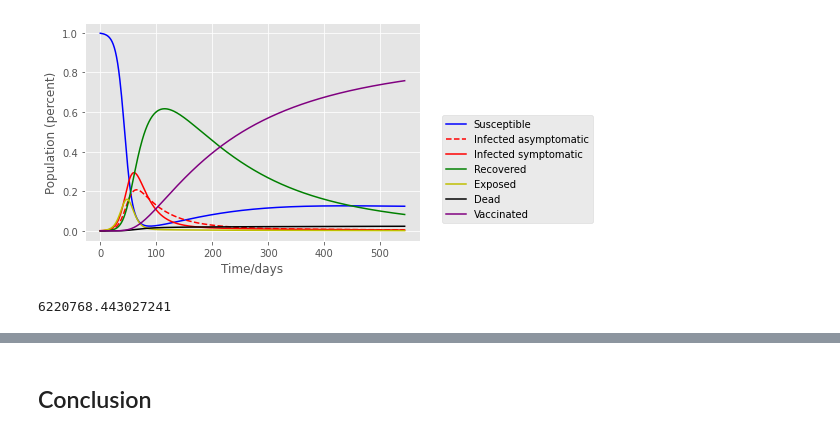
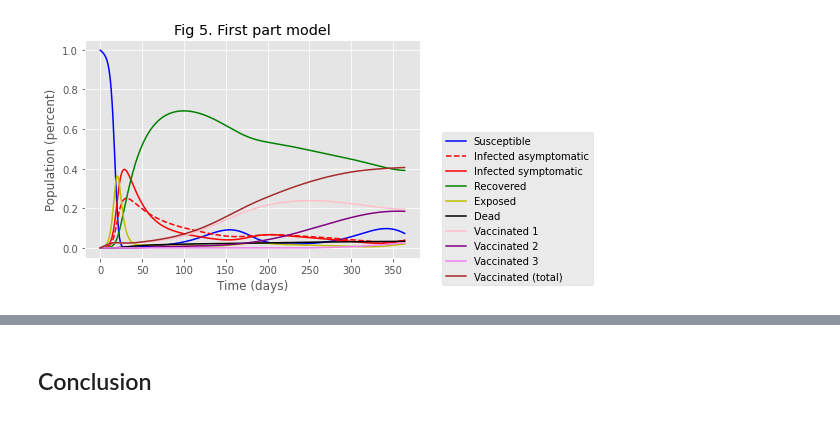
Before and after one commit to mulirow/projeto-metodos, a Jupyter notebook: p4/p4.ipynb, the cells around one changed output, grey strips where cells are left out. Drawn from its saved outputs; the diff is of its cells as text; code cells hidden in the pictures.

```diff
--- a/p4/p4.ipynb
+++ b/p4/p4.ipynb
@@ -165,2 +306,19 @@ def vaccination3(t):
+# %%
+# Make the arrays describe the increase from the past day instead of total vaccinated count
+for i in range(len(pcwise) - 1, 0, -1):
+    pcwise[i] -= pcwise[i-1]
+    pcwise2[i] -= pcwise2[i-1]
+    pcwise3[i] -= pcwise3[i-1]
+# %%
+# Vaccination functions
+
+def vaccination1(t):
+    return pcwise[math.floor(t)]
+
+def vaccination2(t):
+    return pcwise2[math.floor(t)]
+
+def vaccination3(t):
+    return pcwise3[math.floor(t)]
 # %%
 def deriv(y, t):
@@ -176,24 +357,26 @@ def deriv(y, t):
 # %%
-# Initial conditions vector
-y0 = S0, Ia0, Is0, R0, E0, D0, V0
+# Initial conditions vector for the first part
+y0 = S0, Ia0, Is0, R0, E0, D0, V10, V20, V30
 
-# Integrate the SIR equations over the time grid, t.
+# Integrate the SIR equations over the time grid, 0 <= t < 364.
+t = np.linspace(0, 364, 365)
 ret = odeint(deriv, y0, t)
-S, Ia,Is, R, E, D, V = ret.T
+S, Ia,Is, R, E, D, V1, V2, V3 = ret.T
 # %%
 plt.plot(t, S/N, 'b', label='Susceptible')
 plt.plot(t, Ia/N, 'r--', label='Infected asymptomatic')
 plt.plot(t, Is/N, 'r', label='Infected symptomatic')
 plt.plot(t, R/N, 'g', label='Recovered')
 plt.plot(t, E/N, 'y', label='Exposed')
 plt.plot(t, D/N, 'black', label='Dead')
-plt.plot(t, V/N, 'purple', label='Vaccinated')
-plt.xlabel('Time/days')
+plt.plot(t, V1/N, 'pink', label='Vaccinated 1')
+plt.plot(t, V2/N, 'purple', label='Vaccinated 2')
+plt.plot(t, V3/N, 'violet', label='Vaccinated 3')
+plt.plot(t, (V1 + V2 + V3)/N, 'brown', label='Vaccinated (total)')
+plt.title('Fig 5. First part model')
+plt.xlabel('Time (days)')
 plt.ylabel('Population (percent)')
 plt.legend(bbox_to_anchor=(1.05, 0.6))
 plt.show()
-
-print(V[364])
 # %% [output]
-[figure, old version]
+[figure, new version]
-6220768.443027241
```
Also changed, not shown: parts of 20 cells of this notebook.
